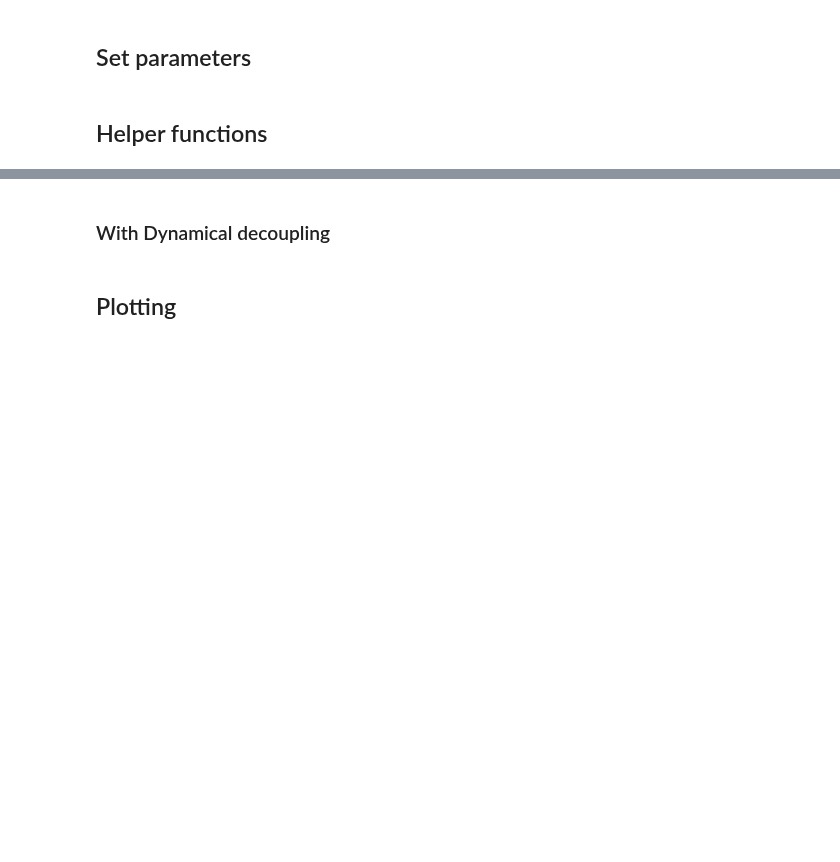
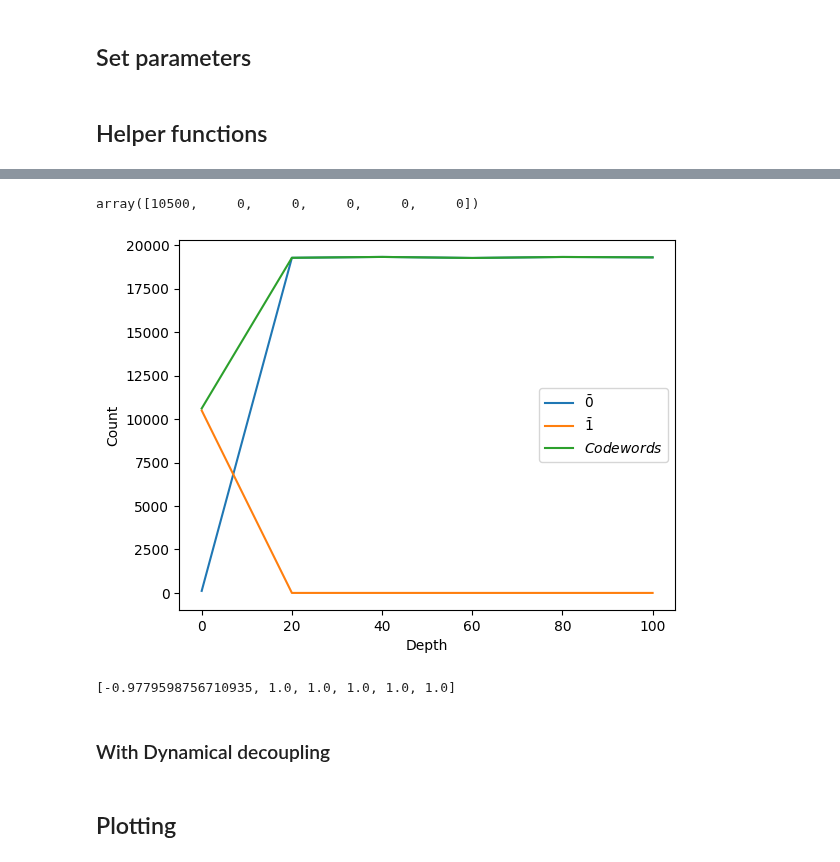
Before and after one commit to rmlarose/encoded, a Jupyter notebook: experiments/color/memory/hardware/codewords.ipynb, the cells around one changed output, grey strips where cells are left out. Cells and saved outputs as stored; diff of their text form; code cells hidden in the pictures; blank space fills up the shorter version.

```diff
--- a/experiments/color/memory/hardware/codewords.ipynb
+++ b/experiments/color/memory/hardware/codewords.ipynb
@@ -23,14 +23,15 @@ time_key = datetime.datetime.now().strftime("%m_%d_%Y_%H:%M:%S")  # For saving r
 # %% [markdown]
 ## Set parameters
 # %%
-distance = 5                        # Color code distance.
-nshots = 100_000                    # Number of samples/shots
-depths = [0, 20, 40, 60, 80, 100]   # Number of times to do logical X.
+distance = 3                        # Color code distance.
+nshots = 20_000                     # Number of samples/shots
+idle_strategy: str = "wait"         # Either "idle" = delay gate or "drive" = (logical) X gate.
+depths = [0, 20, 40, 60, 80, 100]         # Depth of idle circuit.
 
 simulator = stimcirq.StimSampler()  # To sample codewords.
 # %%
 service = qiskit_ibm_runtime.QiskitRuntimeService()  # This assumes a saved account.
-computer = service.backend("ibm_fez")
+computer = service.backend("ibm_kingston")
 sampler = Sampler(computer)
 
 # Good qubits on Fez April 4.
@@ -204,9 +240,16 @@ to_run = []
 for depth in depths:
     circuit = encoding.copy()
 
-    for _ in range(depth):
+    if idle_strategy == "wait":
         circuit.x(circuit.qubits)
         circuit.barrier()
+        circuit.delay(1e5 * depth, circuit.qubits)
+    elif idle_strategy == "drive":
+            for _ in range(depth):
+                circuit.x(circuit.qubits)
+                circuit.barrier()
+    else:
+         raise ValueError(f"Unknown idle strategy {idle_strategy}, must be 'wait' or 'drive'.")
 
     circuit.measure_active()
 
@@ -267,3 +376,5 @@ nzeroes
 # %%
 nones = np.array([sum(filtered1.values()) for filtered1 in all_counts_filtered1])
 nones
+# %% [output]
+array([10500,     0,     0,     0,     0,     0])
@@ -278,16 +381,20 @@ p_logical_error
 # %%
-plt.plot(depths, nzeroes / nshots, label=r"$\left| \{ \bar{z} : \bar{z} \in \mathcal{C} \} \right| / N$")
-plt.plot(depths, nones / nshots, label=r"$\left| \{ \bar{z} : \bar{z} = \bar{0} \in \mathcal{C} \} \right| / N $")
-plt.plot(depths, ncodewords / nshots, label=r"$\left| \{ \bar{z} : \bar{z} = \bar{1} \in \mathcal{C} \} \right| / N$")
+plt.plot(depths, nzeroes, label=r"$\bar{0}$")
+plt.plot(depths, nones , label=r"$\bar{1}$")
+plt.plot(depths, ncodewords, label=r"$Codewords$")
 # plt.plot(depths, nshots * np.ones_like(depths), label=r"$\left| \{ z \} \right|$")
-plt.plot(depths, p_logical_error * np.array(depths) / 2)
+# plt.plot(depths, p_logical_error * np.array(depths) / 2)
 plt.xlabel("Depth")
-plt.ylabel("Codeword rate")
+plt.ylabel("Count")
 
 plt.legend();
+# %% [output]
+[figure, added]
 # %%
 evals = [expectation(counts, logical0, logical1) for counts in all_counts_ints]
 evals
+# %% [output]
+[-0.9779598756710935, 1.0, 1.0, 1.0, 1.0, 1.0]
 # %% [markdown]
 ### With Dynamical decoupling
 # %%
```
Also changed, not shown: parts of 14 cells of this notebook, 1 other file.
